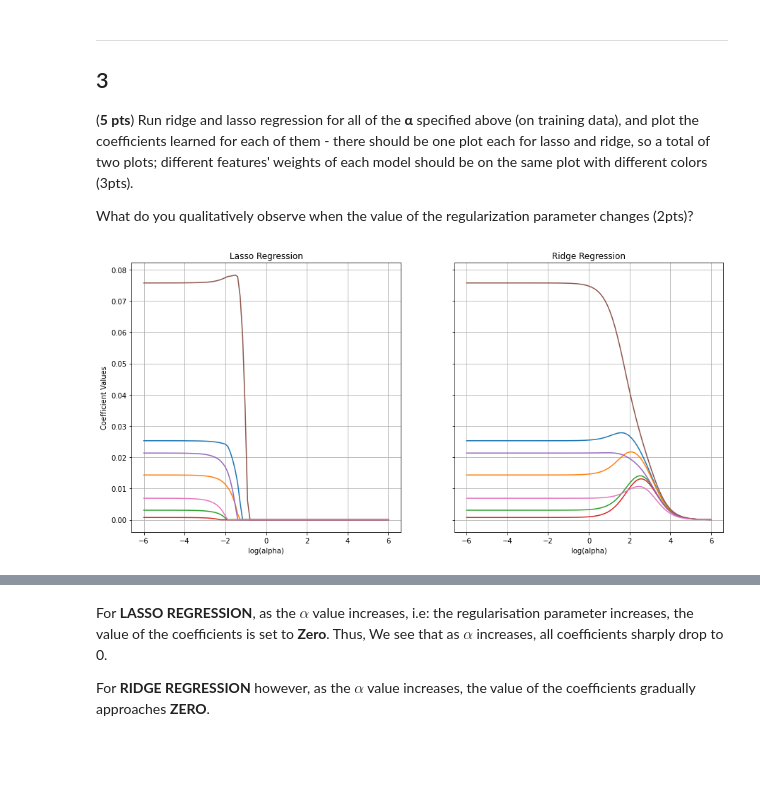
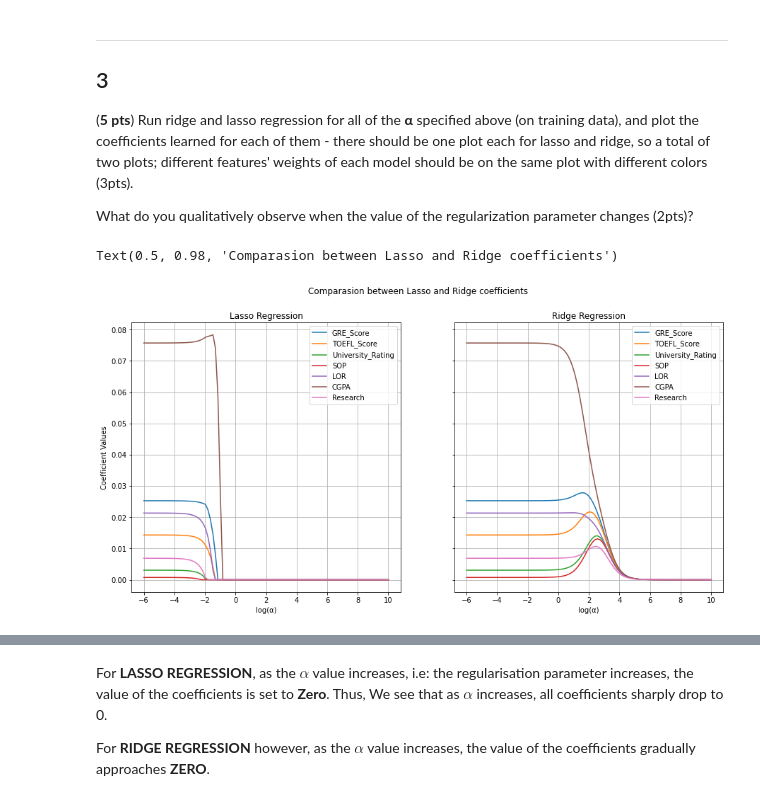
Before and after one commit to rohitashwachaks/MIS-382N-Adv.-Machine-Learning, a Jupyter notebook: assignment/MIS_382N_HW1-1.ipynb, the cells around one changed output, grey strips where cells are left out. Saved outputs shown, nothing was run; the diff lists cells and outputs as text; code cells hidden in the pictures; blank space fills up the shorter version.

```diff
--- a/assignment/MIS_382N_HW1-1.ipynb
+++ b/assignment/MIS_382N_HW1-1.ipynb
@@ -178,7 +185,7 @@ Fit the 2 regression models with scaled data and report the best chosen **α** b
 # %%
 from sklearn.model_selection import KFold
 
-alpha_list = 10**np.linspace(6,-6,100)
+alpha_list = 10**np.linspace(10,-6,100)
 
 # Lasso Regression
 
@@ -186,7 +193,7 @@ cv = []
 
 for alpha in alpha_list:
     cv_error = []
-    for train_index, test_index in KFold().split(X_test_tr):
+    for train_index, test_index in KFold(n_splits=5).split(X_test_tr):
         lmdl = linear_model.Lasso(alpha= alpha)
         lmdl.fit(X_train_tr[train_index],y_train.iloc[train_index])
         lmdl_preds = lmdl.predict(X_train_tr[test_index])
@@ -197,6 +204,6 @@ for alpha in alpha_list:
 cv = pd.DataFrame(cv, index=alpha_list, columns=["MSE"])
 lasso_alpha = cv["MSE"].idxmin()
 lasso_error = cv.loc[lasso_alpha]["MSE"]
-print("Lasso Regression Cross-Validation:\n\toptimal alpha = {alpha}\n\tMSE: {mse}".format(alpha = lasso_alpha, mse = lasso_error))
+print("Lasso Regression Cross-Validation:\n\toptimal \u03B1 = {alpha}\n\tMSE: {mse}".format(alpha = lasso_alpha, mse = lasso_error))
 # %% [output]
 Lasso Regression Cross-Validation:
@@ -209,7 +216,7 @@ cv = []
 
 for alpha in alpha_list:
     cv_error = []
-    for train_index, test_index in KFold().split(X_test_tr):
+    for train_index, test_index in KFold(n_splits=5).split(X_test_tr):
         rmdl = linear_model.Ridge(alpha= alpha)
         rmdl.fit(X_train_tr[train_index],y_train.iloc[train_index])
         rmdl_preds = rmdl.predict(X_train_tr[test_index])
@@ -220,6 +227,6 @@ for alpha in alpha_list:
 cv = pd.DataFrame(cv, index=alpha_list, columns=["MSE"])
 ridge_alpha = cv["MSE"].idxmin()
 ridge_error = cv.loc[ridge_alpha]["MSE"]
-print("Ridge Regression Cross-Validation:\n\toptimal alpha = {alpha}\n\tMSE: {mse}".format(alpha = ridge_alpha, mse = ridge_error))
+print("Ridge Regression Cross-Validation:\n\toptimal \u03B1 = {alpha}\n\tMSE: {mse}".format(alpha = ridge_alpha, mse = ridge_error))
 # %% [output]
 Ridge Regression Cross-Validation:
@@ -250,20 +257,25 @@ for alpha in alpha_list:
 # %%
 import matplotlib.pyplot as plt
 
 fig, ax = plt.subplots(1,2, sharey=True, sharex=True)
 fig.set_size_inches(15, 7,  forward=True)
 
 ax[0].plot(np.log10(alpha_list),lasso_coeffs, label = lasso_coeffs.columns)
 ax[0].set_ylabel("Coefficient Values")
-ax[0].set_xlabel("log(alpha)")
+ax[0].set_xlabel("log(\u03B1)")
 ax[0].set_title("Lasso Regression")
 ax[0].set_label(lasso_coeffs.columns)
 ax[0].grid(True)
+ax[0].legend()
 
 ax[1].plot(np.log10(alpha_list),ridge_coeffs, label = ridge_coeffs.columns)
 # ax[1].set_ylabel("Coefficient Values")
-ax[1].set_xlabel("log(alpha)")
+ax[1].set_xlabel("log(\u03B1)")
 ax[1].set_title("Ridge Regression")
 ax[1].grid(True)
+ax[1].legend()
+
+fig.suptitle("Comparasion between Lasso and Ridge coefficients")
 # %% [output]
+Text(0.5, 0.98, 'Comparasion between Lasso and Ridge coefficients')
-[figure, old version]
+[figure, new version]
```
Also changed, not shown: parts of 12 cells of this notebook.
